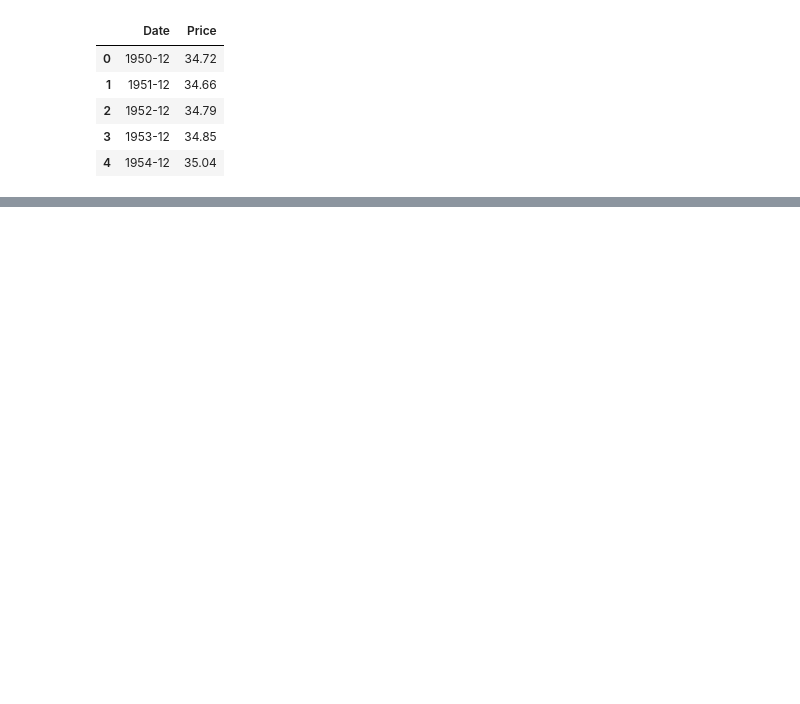
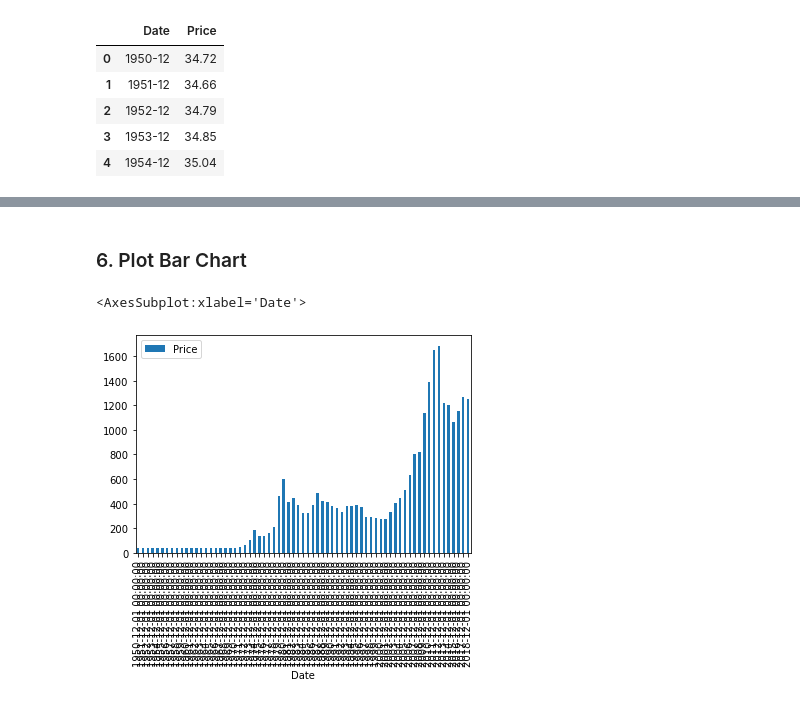
Before and after one commit to CincoCoding/FinTech-BootCamp, a Jupyter notebook: Class_08_Activities/08-Ins_Pandas_Visualization/Unsolved/visualization.ipynb, the cells around one changed output, grey strips where cells are left out. Saved outputs shown, nothing was run; the diff lists cells and outputs as text; code cells hidden in the pictures; blank space fills up the shorter version.

```diff
--- a/Class_08_Activities/08-Ins_Pandas_Visualization/Unsolved/visualization.ipynb
+++ b/Class_08_Activities/08-Ins_Pandas_Visualization/Unsolved/visualization.ipynb
@@ -31,0 +68,8 @@ ValueError: to assemble mappings requires at least that [year, month, day] be sp
+# %% [markdown]
+### 6. Plot Bar Chart
+# %%
+# Plot a bar chart of the data
+csv_data.plot(kind="bar")
+# %% [output]
+<AxesSubplot:xlabel='Date'>
+[figure, added]
```
Also changed, not shown: parts of 14 cells of this notebook, 5 other files.
